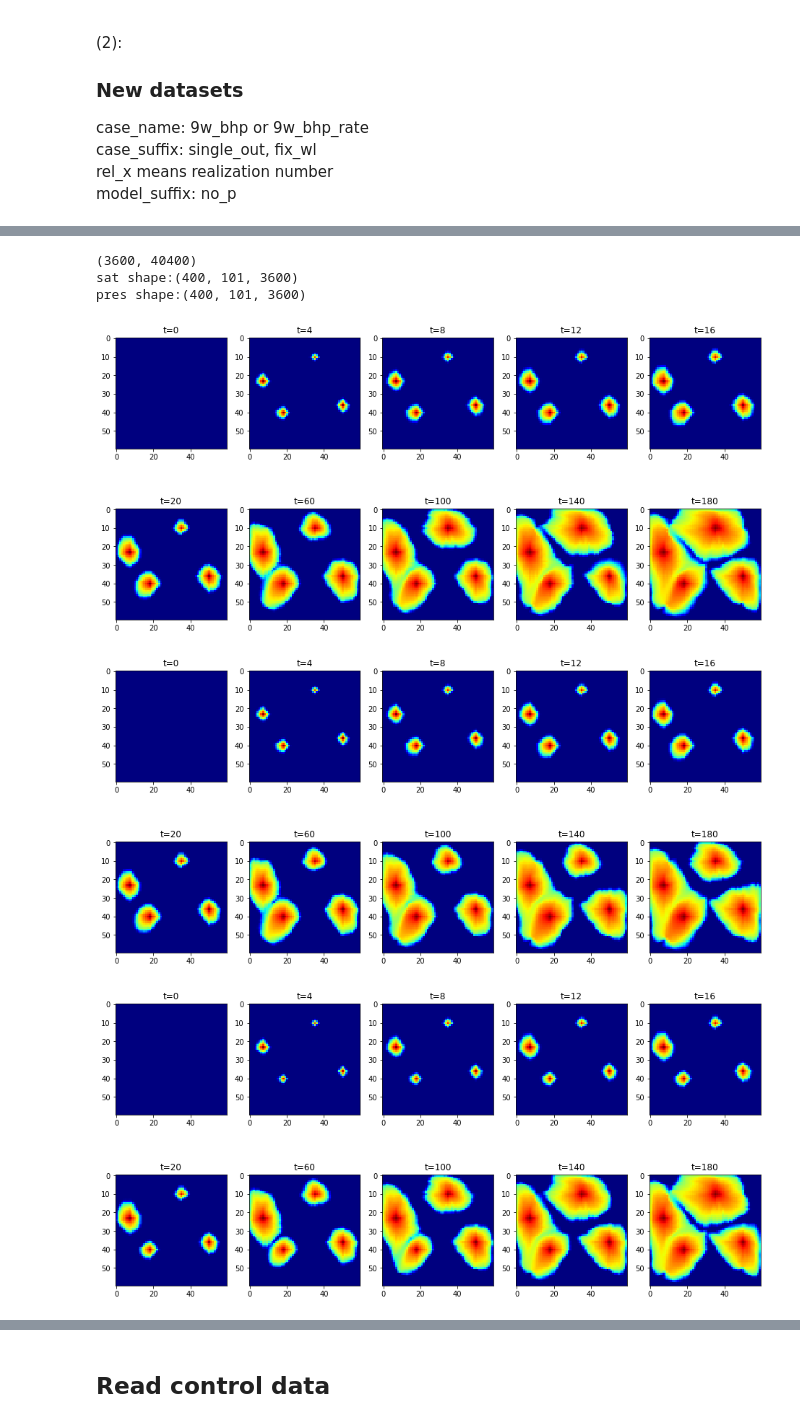
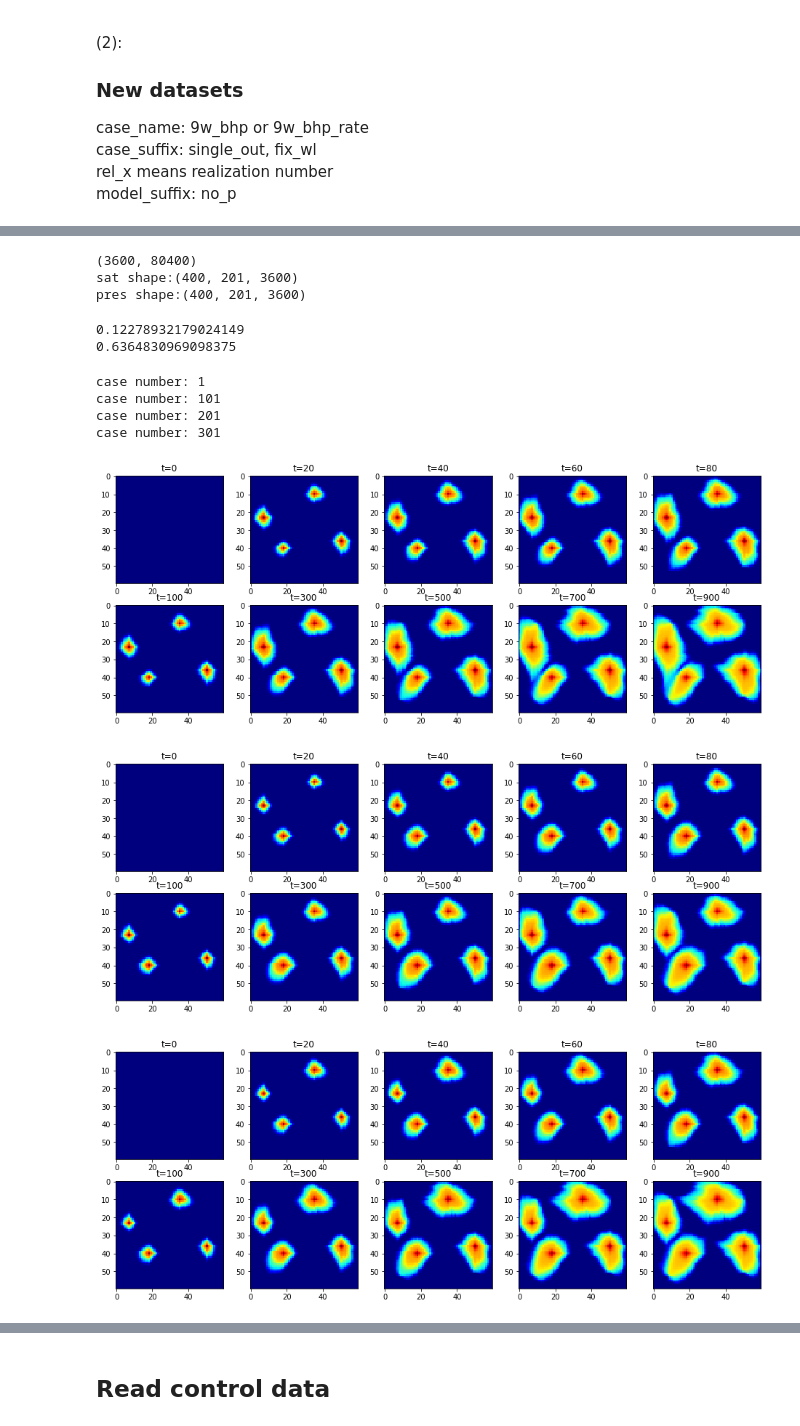
Before and after one commit to lonelysun1990/E2C, a Jupyter notebook: prepare_e2c_training_data.ipynb, the cells around one changed output, grey strips where cells are left out. Saved outputs shown, nothing was run; the diff lists cells and outputs as text; code cells hidden in the pictures.

```diff
--- a/prepare_e2c_training_data.ipynb
+++ b/prepare_e2c_training_data.ipynb
@@ -66,7 +64,8 @@ plt.set_cmap('jet')
 # %%
 # data_dir = '/data/cees/zjin/lstm_rom/datasets/9W_BHP/'
 # data_dir = '/data/cees/zjin/lstm_rom/datasets/9W_BHP_RATE/'
-data_dir = '/data/cees/zjin/lstm_rom/datasets/9W_MS_BHP_RATE/'
+# data_dir = '/data/cees/zjin/lstm_rom/datasets/9W_MS_BHP_RATE/'
+data_dir = '/data3/Astro/personal/zjin/datasets/9W_MS_BHP_RATE_GAU/'
 
 # case_name = '9w_bhp'
 # case_name = '9w_bhp_rate'
@@ -78,8 +77,8 @@ ctrl_file = case_name + '_norm_bhps_n_400'
 # case_suffix = '_single_out_rel_3'
 # case_suffix = '_single_out_rel_2'
 # case_suffix = '_single_out_rel_1'
-case_suffix = '_fix_wl_rel_1'
-# case_suffix = '_fix_wl_rel_2'
+# case_suffix = '_fix_wl_rel_1'
+case_suffix = '_fix_wl_rel_8'
 train_suffix = '_with_p'
 
 state_data = state_file + case_suffix + '.mat'
@@ -91,11 +90,17 @@ pres = np.array(hf_r.get('pres'))
 hf_r.close()
 # %%
 print(sat.shape)
-sat = sat.T.reshape((400, 101, 3600))
-pres = pres.T.reshape(400,101,3600)
+sat = sat.T.reshape((400, 201, 3600))
+pres = pres.T.reshape(400,201,3600)
 print("sat shape:{}".format(sat.shape))
 print("pres shape:{}".format(pres.shape))
 # %% [output]
-(3600, 40400)
-sat shape:(400, 101, 3600)
-pres shape:(400, 101, 3600)
+(3600, 80400)
+sat shape:(400, 201, 3600)
+pres shape:(400, 201, 3600)
+# %%
+print(np.min(sat))
+print(np.max(sat))
+# %% [output]
+0.12278932179024149
+0.6364830969098375
@@ -102,16 +120,22 @@ pres shape:(400, 101, 3600)
 # %%
 for k in range(4):
-    plt.figure(figsize=(16,8))
+    i_case = 100*k+1
+    print("case number: %d"%(i_case))
+    plt.figure(figsize=(16,6))
     for t in range(5):
         plt.subplot(2,5, t+1)
-        plt.imshow(sat[100*k+1, t*2, :].reshape((60,60)))
-        plt.title("t=%d"%(t*2*2))
+        plt.imshow(sat[i_case, t*10, :].reshape((60,60)))
+        plt.title("t=%d"%(t*2*dt))
     for t in range(5):
         plt.subplot(2,5, t+6)
-        plt.imshow(sat[100*k+1, 20*t+10, :].reshape((60,60)))
-        plt.title("t=%d"%((t*20+10)*2))
+        plt.imshow(sat[i_case, 20*t+10, :].reshape((60,60)))
+        plt.title("t=%d"%((t*20+10)*dt))
 plt.show()
 # %% [output]
+case number: 1
+case number: 101
+case number: 201
+case number: 301
-[figure, old version]
+[figure, new version]
-[figure, old version]
+[figure, new version]
-[figure, old version]
+[figure, new version]
```
Also changed, not shown: parts of 72 cells of this notebook, 16 other files.
